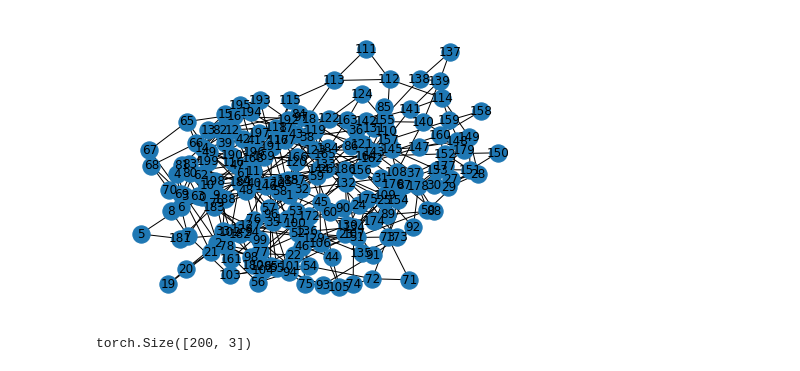
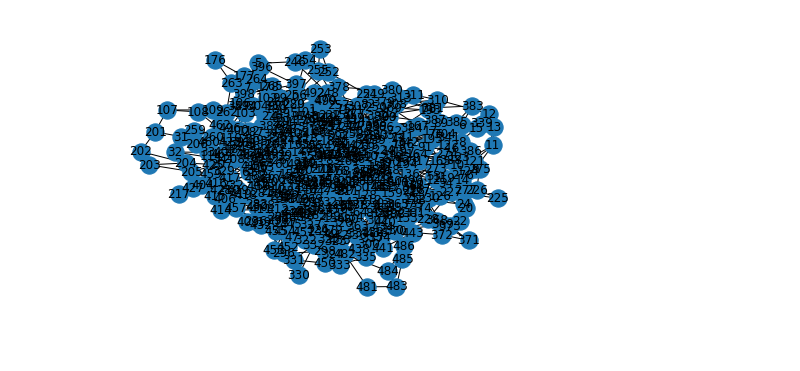
Before and after one commit to ShannaLiu/more-flexible-edge-clustering, a Jupyter notebook: Test_pool_class.ipynb, the cells around one changed output. Drawn from its saved outputs; the diff is of its cells as text; code cells hidden in the pictures.

```diff
--- a/Test_pool_class.ipynb
+++ b/Test_pool_class.ipynb
@@ -2,12 +2,12 @@
 from pool_class import *
 # %%
 import networkx as nx
-n = 200
+n = 500
 G = nx.connected_watts_strogatz_graph(n, k=4, p=0.4)
 nx.draw(G, with_labels=True)
 G0 = U.from_networkx(G)
+G0.x = torch.randn(n,3) # feature_size = 3
 edge_index = G0.edge_index
-G0.x = torch.randn(n,3) # feature_size = 3
 x = G0.x
 # %% [output]
-[figure, old version]
+[figure, new version]
@@ -14,7 +25,10 @@ x = G0.x
 # %%
-pooling_layer = pooling(in_channels=x.shape[1], score_method='lin', p1=0.2, p2=0.95, aggregate_score_method='avg')
+edge_index = G0.edge_index
+x = G0.x
+pooling_layer = pooling(in_channels=x.shape[1], score_method=2, p1=0.8, p2=0.95, aggregate_score_method='avg')
 new_edge_index, new_adjacency_matrix, new_x, score_assignment_matrix, edge_index = pooling_layer.forward(edge_index, x)
 original_x, origianl_edge_index = pooling_layer.unpool(new_x, score_assignment_matrix, edge_index)
-print(original_x.shape)
+# from torch_geometric.data import Data
+# data_new = Data(x=new_x, edge_index=new_edge_index)
+# G_new = U.to_networkx(data_new, to_undirected=True)
+# nx.draw(G_new)
-# %% [output]
-torch.Size([200, 3])
```
Also changed, not shown: parts of 3 cells of this notebook, 16 other files.
